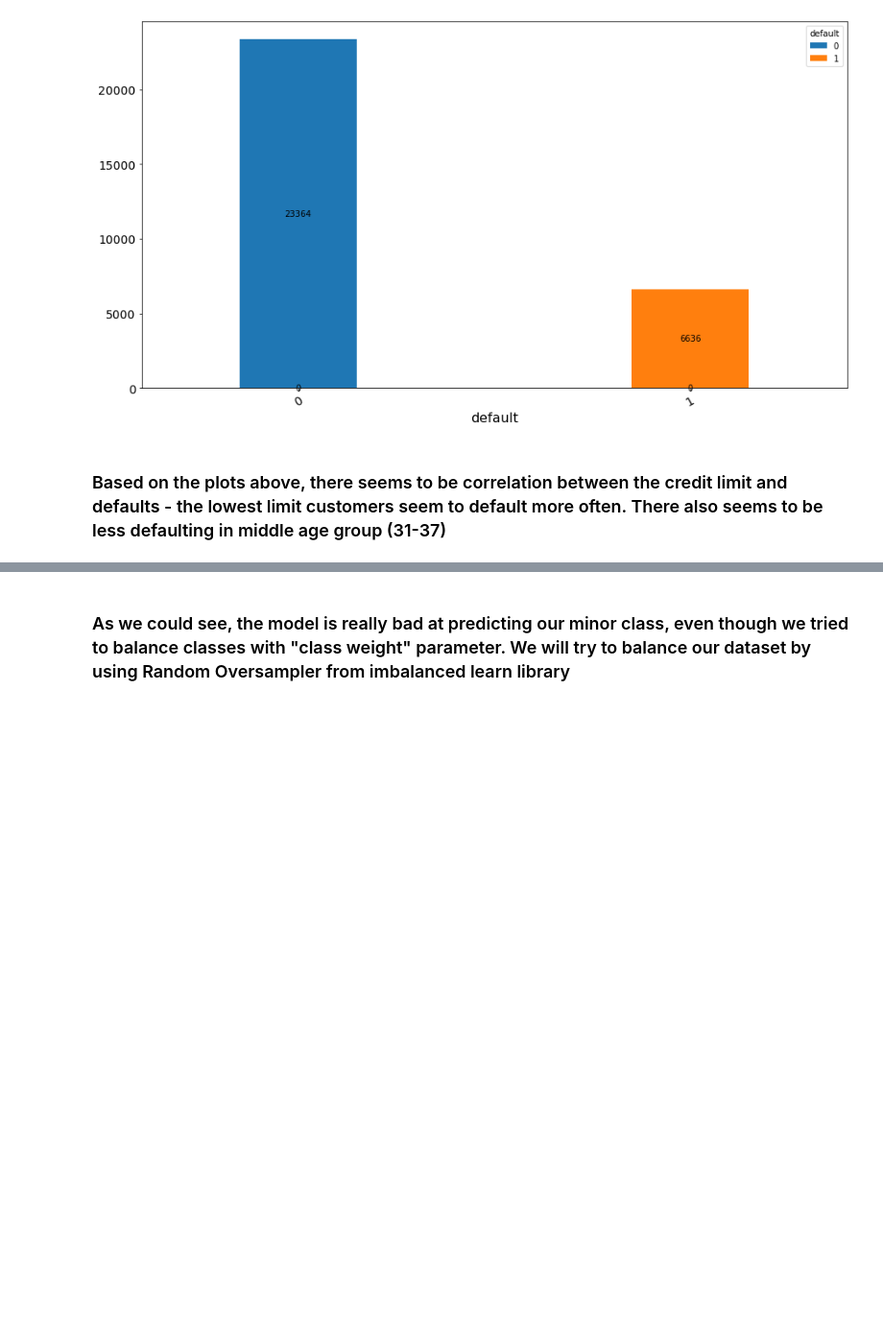
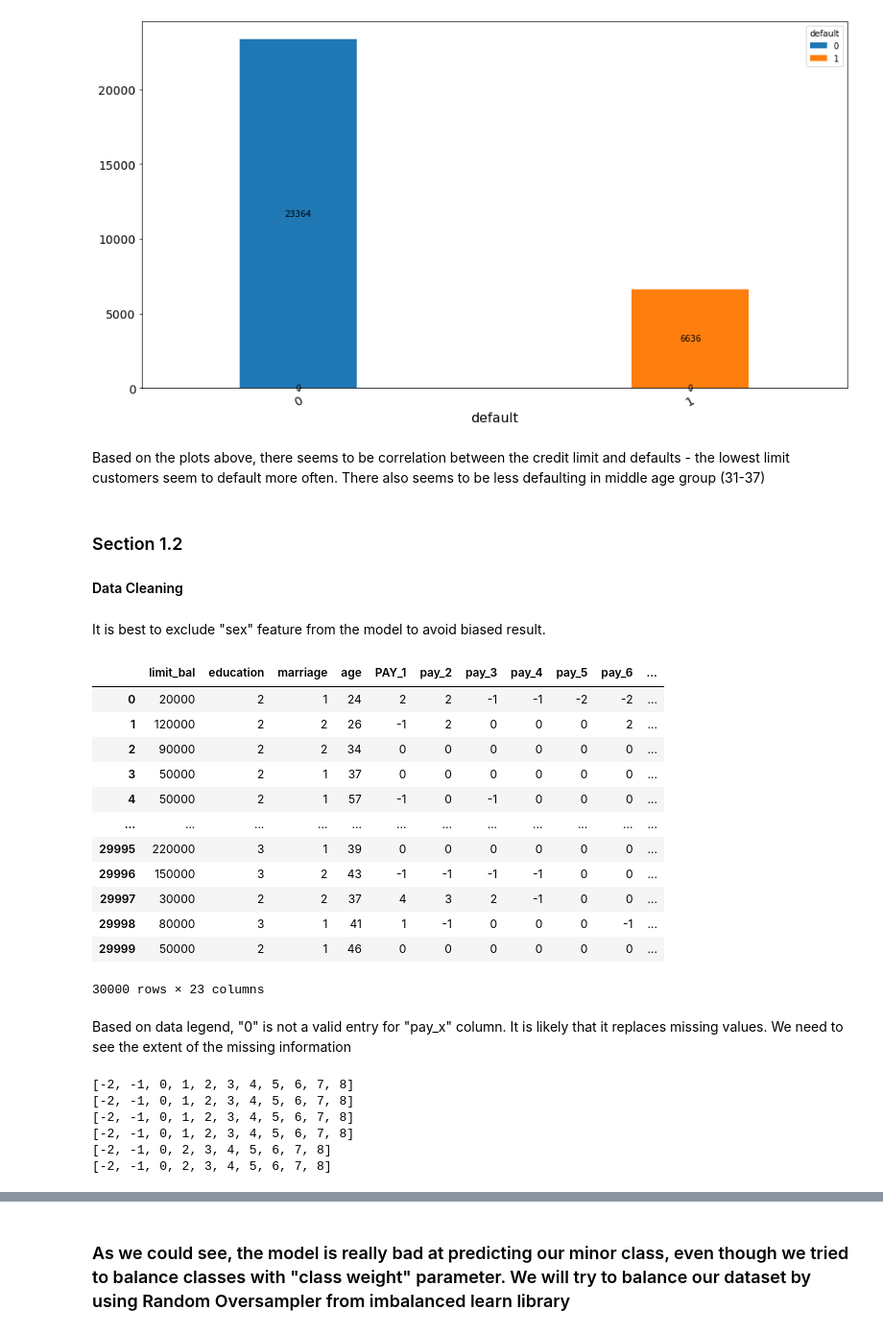
Before and after one commit to Juliana-Yakimchuk/Classif_Credit_Card, a Jupyter notebook: CC_Classification.ipynb, the cells around one changed output, grey strips where cells are left out. Shown: that part at 96% size. Saved outputs shown, nothing was run; the diff lists cells and outputs as text; code cells hidden in the pictures; blank space fills up the shorter version.

```diff
--- a/CC_Classification.ipynb
+++ b/CC_Classification.ipynb
@@ -206,4 +226,38 @@ plt.show();
 [figure]
 [figure]
 # %% [markdown]
-### Based on the plots above, there seems to be correlation between the credit limit and defaults - the lowest limit customers seem to default more often. There also seems to be less defaulting in middle age group (31-37)
+Based on the plots above, there seems to be correlation between the credit limit and defaults - the lowest limit customers seem to default more often. There also seems to be less defaulting in middle age group (31-37)
+# %% [markdown]
+### Section 1.2 <a class="anchor" id="section_1_2"></a>
+#### Data Cleaning
+# %% [markdown]
+ It is best to exclude "sex" feature from the model to avoid biased result.
+# %%
+df=df.drop(columns = ['sex','id'])
+df
+# %% [output]
+|  | limit_bal | education | marriage | age | PAY_1 | pay_2 | pay_3 | pay_4 | pay_5 | pay_6 | ... |
+| 0 | 20000 | 2 | 1 | 24 | 2 | 2 | -1 | -1 | -2 | -2 | ... |
+| 1 | 120000 | 2 | 2 | 26 | -1 | 2 | 0 | 0 | 0 | 2 | ... |
+| 2 | 90000 | 2 | 2 | 34 | 0 | 0 | 0 | 0 | 0 | 0 | ... |
+| 3 | 50000 | 2 | 1 | 37 | 0 | 0 | 0 | 0 | 0 | 0 | ... |
+| 4 | 50000 | 2 | 1 | 57 | -1 | 0 | -1 | 0 | 0 | 0 | ... |
+| ... | ... | ... | ... | ... | ... | ... | ... | ... | ... | ... | ... |
+| 29995 | 220000 | 3 | 1 | 39 | 0 | 0 | 0 | 0 | 0 | 0 | ... |
+| 29996 | 150000 | 3 | 2 | 43 | -1 | -1 | -1 | -1 | 0 | 0 | ... |
+| 29997 | 30000 | 2 | 2 | 37 | 4 | 3 | 2 | -1 | 0 | 0 | ... |
+| 29998 | 80000 | 3 | 1 | 41 | 1 | -1 | 0 | 0 | 0 | -1 | ... |
+| 29999 | 50000 | 2 | 1 | 46 | 0 | 0 | 0 | 0 | 0 | 0 | ... |
+30000 rows × 23 columns
+# %% [markdown]
+Based on data legend, "0" is not a valid entry for  "pay_x" column. It is likely that it replaces missing values. We need to see the extent of the missing information
+# %%
+for col in df.iloc[:,4:10]:
+    print(sorted(df.loc[:,str(col)].unique()))
+# %% [output]
+[-2, -1, 0, 1, 2, 3, 4, 5, 6, 7, 8]
+[-2, -1, 0, 1, 2, 3, 4, 5, 6, 7, 8]
+[-2, -1, 0, 1, 2, 3, 4, 5, 6, 7, 8]
+[-2, -1, 0, 1, 2, 3, 4, 5, 6, 7, 8]
+[-2, -1, 0, 2, 3, 4, 5, 6, 7, 8]
+[-2, -1, 0, 2, 3, 4, 5, 6, 7, 8]
```
Also changed, not shown: parts of 77 cells of this notebook.
